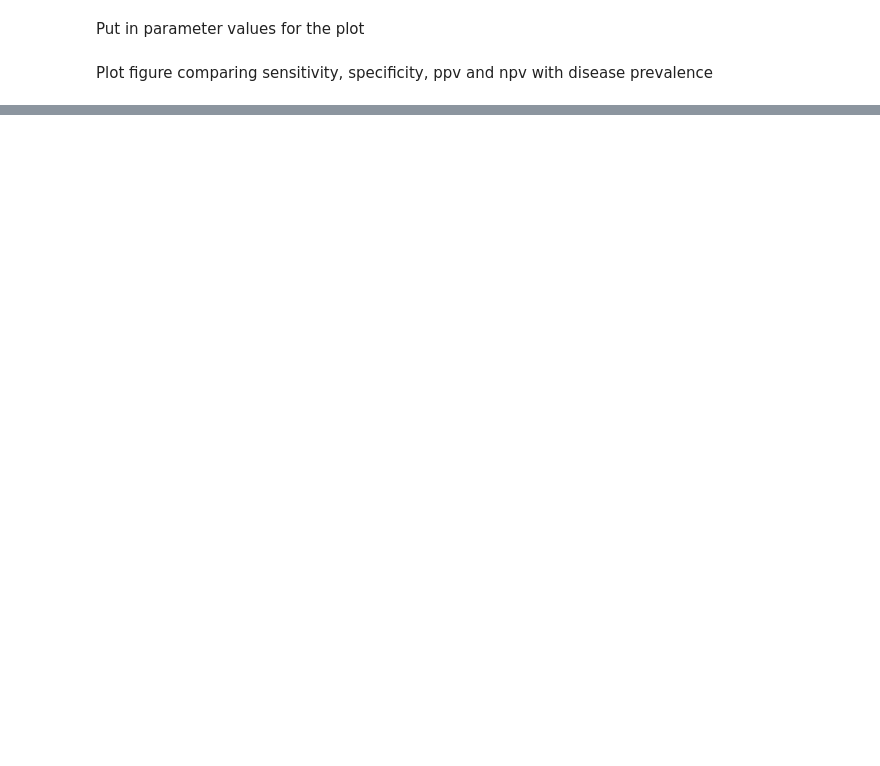
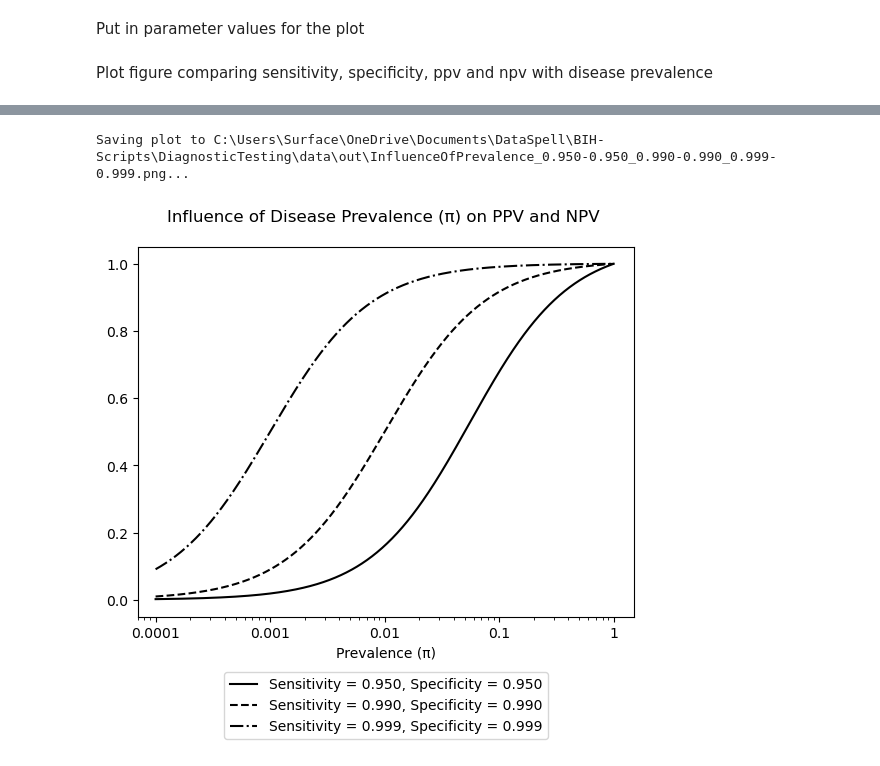
Before and after one commit to frehburg/BIH-Scripts, a Jupyter notebook: DiagnosticTesting/DiagnosticTesting.ipynb, the cells around one changed output, grey strips where cells are left out. Saved outputs shown, nothing was run; the diff lists cells and outputs as text; code cells hidden in the pictures; blank space fills up the shorter version.

```diff
--- a/DiagnosticTesting/DiagnosticTesting.ipynb
+++ b/DiagnosticTesting/DiagnosticTesting.ipynb
@@ -32,0 +31,13 @@ Saving plot to C:\Users\Surface\OneDrive\Documents\DataSpell\BIH-Scripts\Diagnos
+# %%
+sensitivities = [0.95, 0.99, 0.999]
+specificities = sensitivities
+
+influence_3ppv_of_prevalence_on_diagnostic_testing(
+    sensitivities=sensitivities,
+    specificities=specificities,
+    min_prevalence=min_prevalence, max_prevalence=max_prevalence,
+    save=True
+)
+# %% [output]
+Saving plot to C:\Users\Surface\OneDrive\Documents\DataSpell\BIH-Scripts\DiagnosticTesting\data\out\InfluenceOfPrevalence_0.950-0.950_0.990-0.990_0.999-0.999.png...
+[figure, added]
```
Also changed, not shown: parts of 2 cells of this notebook, 9 other files.
